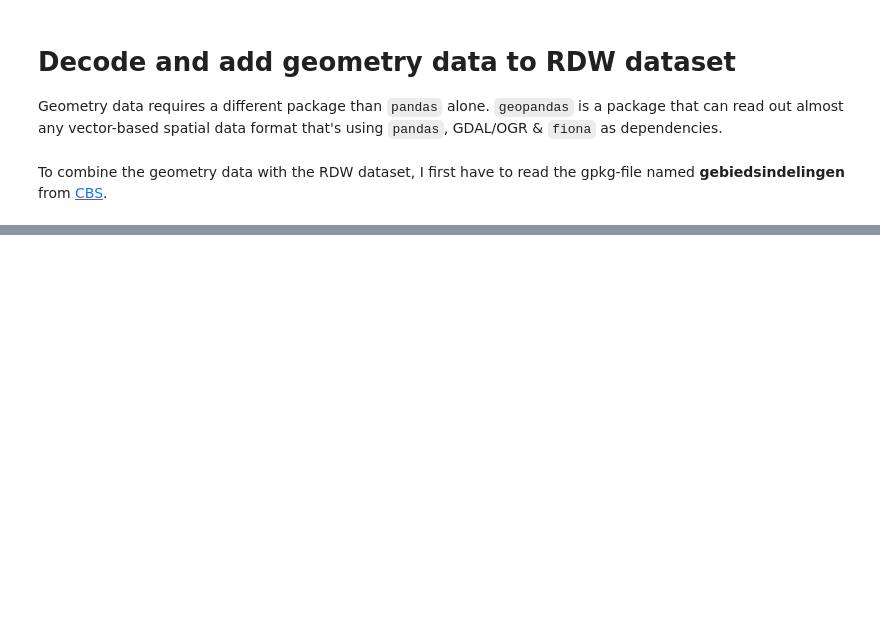
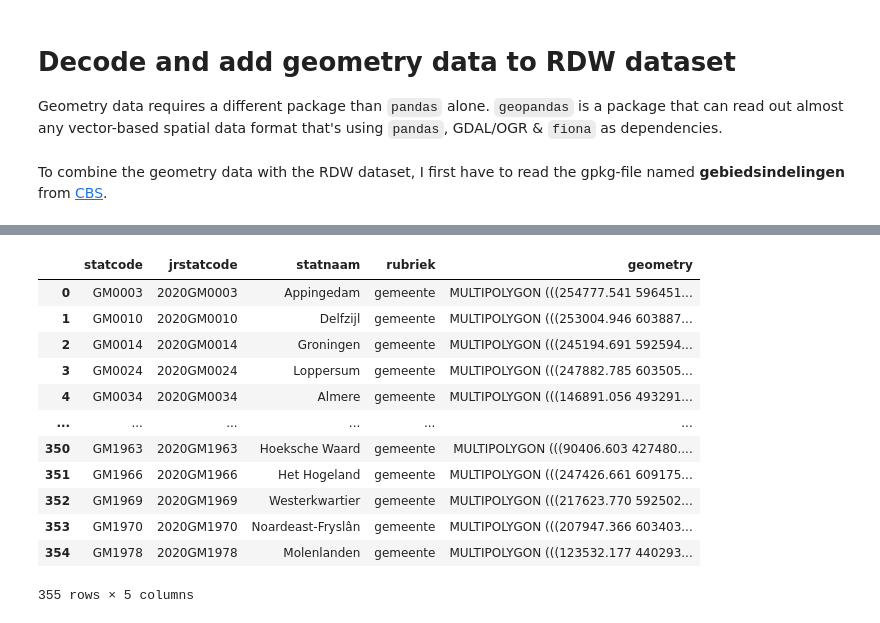
Before and after one commit to qiubee/car-city-data-analysis, a Jupyter notebook: notebooks/Geometry.ipynb, the cells around one changed output, grey strips where cells are left out. Saved outputs shown, nothing was run; the diff lists cells and outputs as text; code cells hidden in the pictures; blank space fills up the shorter version.

Commit message:
add Geometry notebook

```diff
--- a/notebooks/Geometry.ipynb
+++ b/notebooks/Geometry.ipynb
@@ -30,0 +37,32 @@ GEBIED_IND
+# %%
+import fiona
+
+GPKG_FILE = "../datasets/CBS/cbsgebiedsindelingen_2021_v1.gpkg"
+
+
+def get_gpkg_layers(geopkg_src):
+    layers = []
+    for layername in fiona.listlayers(geopkg_src):
+        layers.append(layername)
+    return layers
+
+
+layers = get_gpkg_layers(GPKG_FILE)
+GEMEENTE_2020_IND = layers[325]
+GEBIED_IND = gp.read_file(GPKG_FILE, layer=GEMEENTE_2020_IND)
+# %%
+GEBIED_IND
+# %% [output]
+|  | statcode | jrstatcode | statnaam | rubriek | geometry |
+| 0 | GM0003 | 2020GM0003 | Appingedam | gemeente | MULTIPOLYGON (((254777.541 596451... |
+| 1 | GM0010 | 2020GM0010 | Delfzijl | gemeente | MULTIPOLYGON (((253004.946 603887... |
+| 2 | GM0014 | 2020GM0014 | Groningen | gemeente | MULTIPOLYGON (((245194.691 592594... |
+| 3 | GM0024 | 2020GM0024 | Loppersum | gemeente | MULTIPOLYGON (((247882.785 603505... |
+| 4 | GM0034 | 2020GM0034 | Almere | gemeente | MULTIPOLYGON (((146891.056 493291... |
+| ... | ... | ... | ... | ... | ... |
+| 350 | GM1963 | 2020GM1963 | Hoeksche Waard | gemeente | MULTIPOLYGON (((90406.603 427480.... |
+| 351 | GM1966 | 2020GM1966 | Het Hogeland | gemeente | MULTIPOLYGON (((247426.661 609175... |
+| 352 | GM1969 | 2020GM1969 | Westerkwartier | gemeente | MULTIPOLYGON (((217623.770 592502... |
+| 353 | GM1970 | 2020GM1970 | Noardeast-Fryslân | gemeente | MULTIPOLYGON (((207947.366 603403... |
+| 354 | GM1978 | 2020GM1978 | Molenlanden | gemeente | MULTIPOLYGON (((123532.177 440293... |
+355 rows × 5 columns
```
Also changed, not shown: parts of 9 cells of this notebook.
